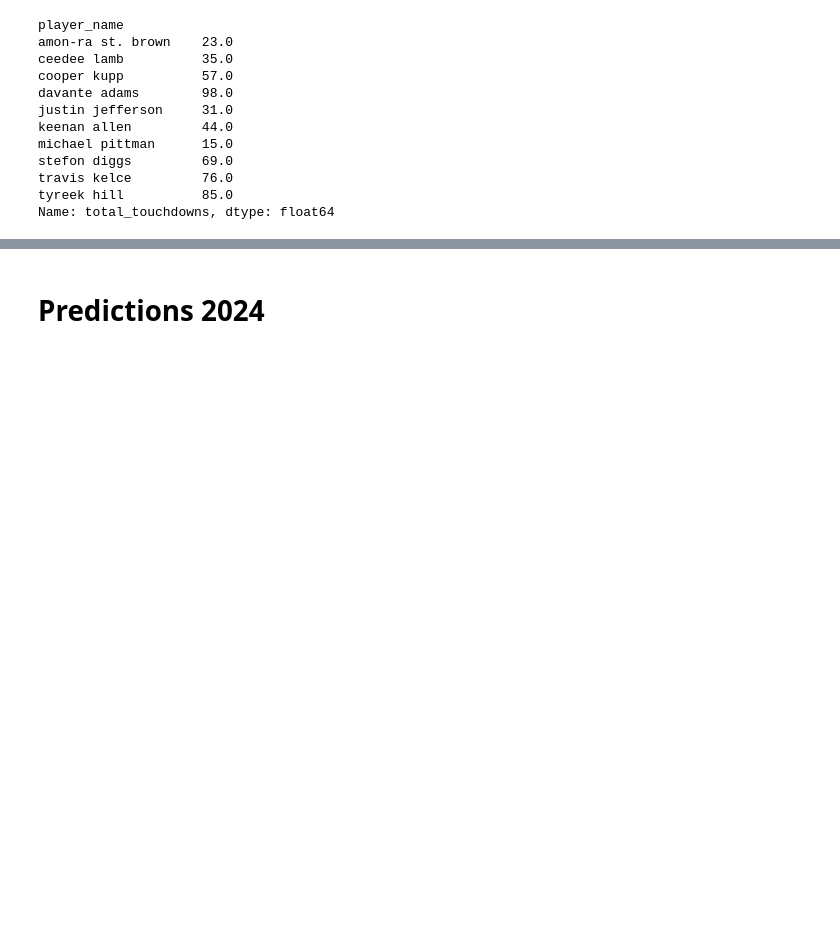
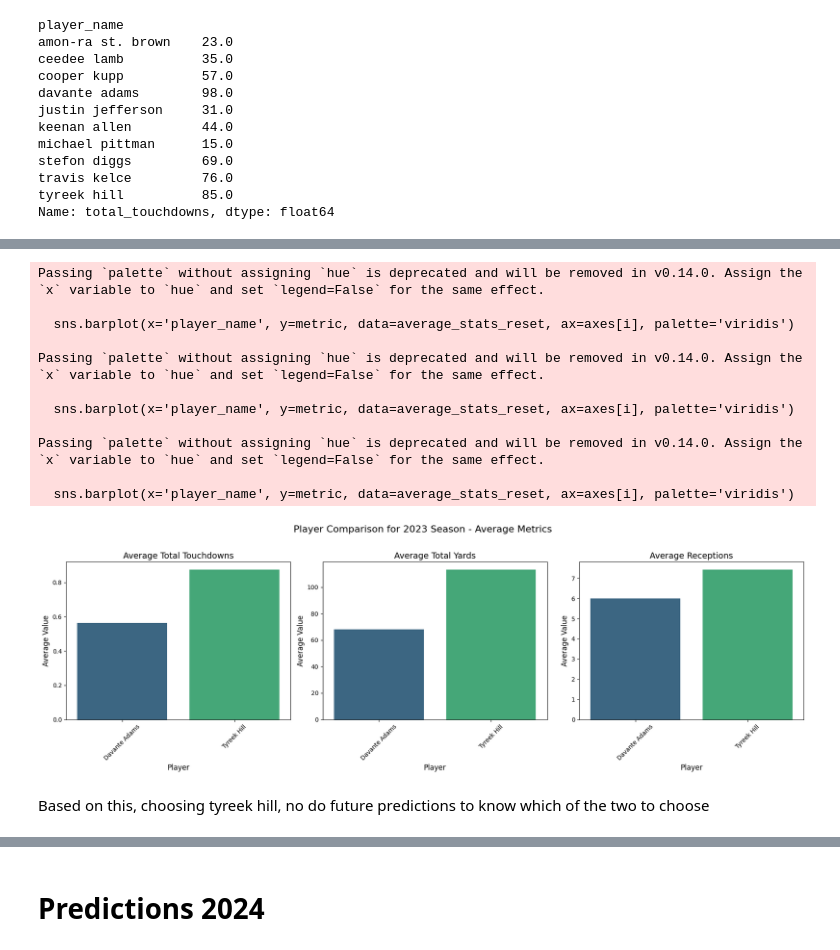
Before and after one commit to salomerivas/app-development, a Jupyter notebook: VisualizationKaggle.ipynb, the cells around one changed output, grey strips where cells are left out. Drawn from its saved outputs; the diff is of its cells as text; code cells hidden in the pictures; blank space fills up the shorter version.

```diff
--- a/VisualizationKaggle.ipynb
+++ b/VisualizationKaggle.ipynb
@@ -973,0 +1426,45 @@ Correlation between total receptions and total touchdowns: 0.5778029976681804
+# %%
+import matplotlib.pyplot as plt
+import seaborn as sns
+
+# Reset index to get player names as a column for plotting
+average_stats_reset = average_stats.reset_index()
+
+# Set up the figure with subplots
+fig, axes = plt.subplots(1, 3, figsize=(18, 6))
+
+# List of metrics to plot
+metrics = ['Avg Total Touchdowns', 'Avg Total Yards', 'Avg Receptions']
+metric_titles = ['Average Total Touchdowns', 'Average Total Yards', 'Average Receptions']
+
+# Loop through each metric and create a bar plot in each subplot
+for i, metric in enumerate(metrics):
+    sns.barplot(x='player_name', y=metric, data=average_stats_reset, ax=axes[i], palette='viridis')
+    axes[i].set_title(metric_titles[i], fontsize=14)
+    axes[i].set_xlabel('Player', fontsize=12)
+    axes[i].set_ylabel('Average Value', fontsize=12)
+    axes[i].tick_params(axis='x', rotation=45)  # Rotate player names for better readability
+
+# Add a title for the whole figure
+fig.suptitle('Player Comparison for 2023 Season - Average Metrics', fontsize=16)
+
+# Adjust layout to avoid overlap
+plt.tight_layout(rect=[0, 0, 1, 0.96])  # Adjust to make room for the main title
+
+# Display the plots
+plt.show()
+# %% [output]
+Passing `palette` without assigning `hue` is deprecated and will be removed in v0.14.0. Assign the `x` variable to `hue` and set `legend=False` for the same effect.
+
+  sns.barplot(x='player_name', y=metric, data=average_stats_reset, ax=axes[i], palette='viridis')
+
+Passing `palette` without assigning `hue` is deprecated and will be removed in v0.14.0. Assign the `x` variable to `hue` and set `legend=False` for the same effect.
+
+  sns.barplot(x='player_name', y=metric, data=average_stats_reset, ax=axes[i], palette='viridis')
+
+Passing `palette` without assigning `hue` is deprecated and will be removed in v0.14.0. Assign the `x` variable to `hue` and set `legend=False` for the same effect.
+
+  sns.barplot(x='player_name', y=metric, data=average_stats_reset, ax=axes[i], palette='viridis')
+[figure, added]
+# %% [markdown]
+Based on this, choosing tyreek hill, no do future predictions to know which of the two to choose
```
Also changed, not shown: parts of 66 cells of this notebook.
